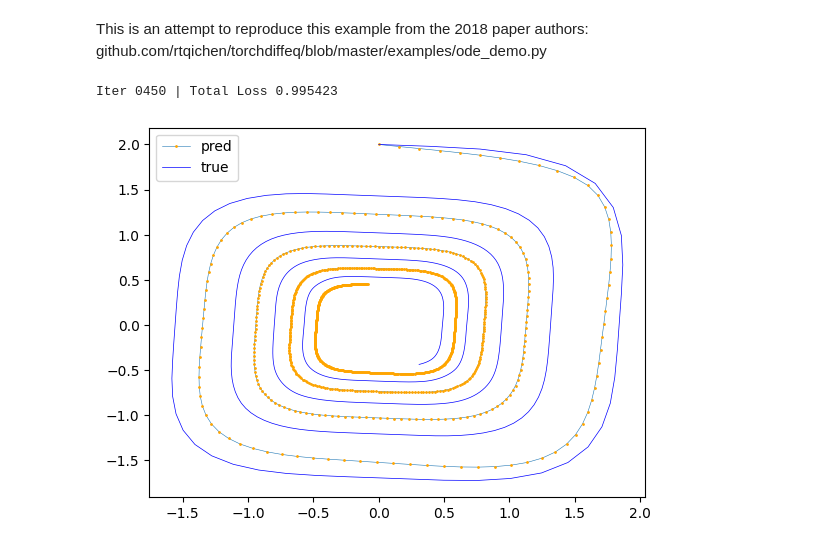
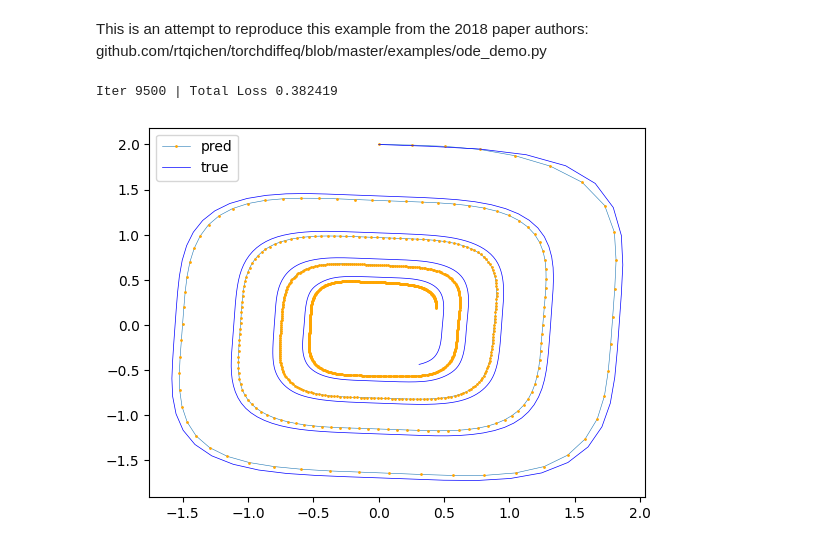
Before and after one commit to igor-cheb/Neural_ODEs_experiements, a Jupyter notebook: ODE_solver_experiments.ipynb, the cells around one changed output. Saved outputs shown, nothing was run; the diff lists cells and outputs as text; code cells hidden in the pictures.

```diff
--- a/ODE_solver_experiments.ipynb
+++ b/ODE_solver_experiments.ipynb
@@ -129,13 +129,14 @@ This is an attempt to reproduce this example from the 2018 paper authors:
 github.com/rtqichen/torchdiffeq/blob/master/examples/ode_demo.py
 # %%
 def ODE_2d(t, y):
-    """ODE solution to which is a 3d spiral"""
+    """ODE, solution to which is a spiral"""
     coef = torch.tensor([[-0.1, 2.0],   # matrix of coefficients that determine the spiral shape
                         [-2.0, -0.1]])
     ode = y**3 @ coef
     return ode
 
-num_epochs = 500
+# some meta params
+num_epochs = 10000
 data_size = 1000
 batch_time = 10
 batch_size = 20
@@ -143,6 +144,7 @@ batch_size = 20
 y0 = torch.tensor([[2., 0.]])           # starting point from which spiral is drawn
 t = torch.linspace(0., 25., data_size)  # all time steps for which spiral is calculated
 
+# getting the true vector which we will approximate
 true_y = torch_odeint(ODE_2d, y0=y0, t=t, method='dopri5', atol=1e-3)
 # %%
 def get_batch():
@@ -153,52 +155,59 @@ def get_batch():
     return batch_y0, batch_t, batch_y
 # %%
 class ODEFunc(torch.nn.Module):
-
+    """ with this network we aim to approximate ODE, i.e. dynamics rule with
+    which original function could be reconstructed step by step using computational solvers"""
     def __init__(self):
         super().__init__()
 
         self.layers = torch.nn.Sequential(
-            torch.nn.Linear(2, 64),
+            torch.nn.Linear(2, 256),
             torch.nn.Tanh(),
-            torch.nn.Linear(64, 2)
+            torch.nn.Linear(256, 128),
+            torch.nn.Tanh(),
+            torch.nn.Linear(128, 2)
         )
 
     def forward(self, t, y):
-        return self.layers(y**3)
+        # in the example provided by the authors the ouput is raised to the power of 3
+        # even though it reduces training time, it is not necessary.
+        # Through architecture and lr iteration,
+        # it is possible to find a network that successfully approximates differential equation.
+        return self.layers(y)
 # %%
 func = ODEFunc()
-optimizer = torch.optim.Adam(func.parameters(), lr=1e-3)
+optimizer = torch.optim.Adam(func.parameters(), lr=5e-4)
 # %%
 for iter in range(num_epochs):
     batch_y0, batch_t, batch_y = get_batch()
     pred_y = torch_odeint(func, batch_y0, batch_t)
     loss = torch.nn.functional.l1_loss(input=pred_y, target=batch_y)
 
     optimizer.zero_grad()
     loss.backward()
     optimizer.step()
 
-    if iter % 50 == 0:
+    if iter % 500 == 0:
         clear_output()
         tes_pred_y = torch_odeint(func, y0, t)
         loss = torch.nn.functional.l1_loss(input=tes_pred_y, target=true_y)
         print('Iter {:04d} | Total Loss {:.6f}'.format(iter, loss.detach().item()))
 
 
         plt.plot(tes_pred_y[:, 0][:, 1].detach().numpy(),
                  tes_pred_y[:, 0][:, 0].detach().numpy(),
                  marker='.', markerfacecolor='orange', markeredgecolor='orange', markersize=2,
                  linewidth=.4,
                  label='pred')
 
         plt.plot(true_y[:, 0][:, 1].detach().numpy(),
                  true_y[:, 0][:, 0].detach().numpy(),
                 #  marker='.', markerfacecolor='green', markeredgecolor='green', markersize=2,
                  color='blue',
                  linewidth=.5,
                  label='true')
         plt.legend()
         plt.show()
 # %% [output]
-Iter 0450 | Total Loss 0.995423
+Iter 9500 | Total Loss 0.382419
-[figure, old version]
+[figure, new version]
```
Also changed, not shown: parts of 1 cell of this notebook.
